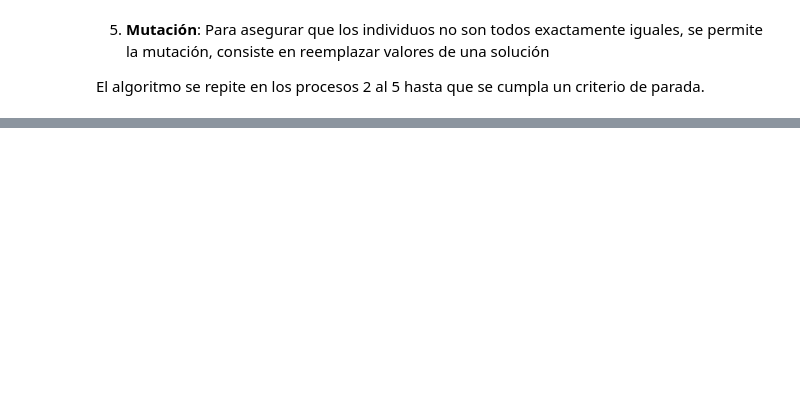
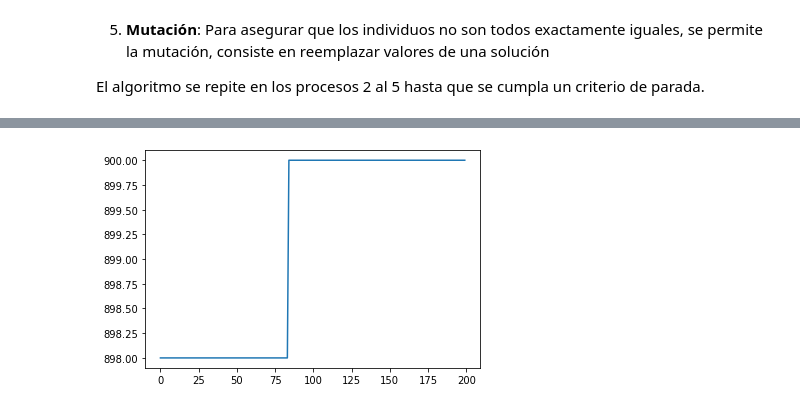
Before and after one commit to yalex1402/AI_Course, a Jupyter notebook: GeneticAlgorithms.ipynb, the cells around one changed output, grey strips where cells are left out. Cells and saved outputs as stored; diff of their text form; code cells hidden in the pictures; blank space fills up the shorter version.

Commit message:
Adding second problem

```diff
--- a/GeneticAlgorithms.ipynb
+++ b/GeneticAlgorithms.ipynb
@@ -16,0 +23,81 @@ El algoritmo se repite en los procesos 2 al 5 hasta que se cumpla un criterio de
+# %%
+#IMPORTS
+import numpy as np
+import matplotlib.pyplot as plt
+
+#PARAMETERS
+
+MAX_ITERATION = 200 #Number of iterations to do
+CHROMOSOME_NUMBER = 50 #Amount of possible solutions allowed per cycle
+GENES = 8 #Items in the problem
+
+#Probability specified with a number between 0 - 1
+CROSSING_PROBABILITY = 1.0
+MUTATION_PROBABILITY = 0.4
+
+#FITNESS FUNCTION
+
+#NOTE: When element is 1 it should be included, else, if the element is 0 it shouldn't be included
+def FitnessFunction(solution):
+    #Problem arrays
+    weight = np.array([25,35,45,5,25,3,2,2])
+    value = np.array([350,400,450,20,70,8,5,5])
+    MAX_CAPACITY = 104
+
+    if (np.sum(weight * solution) > MAX_CAPACITY):
+        result = 0
+    else:
+        result = np.sum(value * solution)
+
+    return result
+
+def RouletteSelection():
+    probabilities = fitness_function_result/np.sum(fitness_function_result)
+    sum_of_probabilities = np.cumsum(probabilities)
+    roulette = np.random.random()
+    index_chromosome_selected = np.argmax(sum_of_probabilities > roulette)
+    return index_chromosome_selected
+
+population = np.round(np.random.random([CHROMOSOME_NUMBER, GENES]))
+fitness_function_result = np.zeros([CHROMOSOME_NUMBER], dtype=np.int)
+for chromosome in range(CHROMOSOME_NUMBER):
+    fitness_function_result[chromosome] = FitnessFunction(population[chromosome,:])
+
+record = []
+for iteration in range(MAX_ITERATION):
+    #selection - simple random selection
+    first_row_selected = RouletteSelection()
+    second_row_selected = RouletteSelection()
+
+    #crossing - One Point
+    if (np.random.rand() <= CROSSING_PROBABILITY):
+        cross_point = np.random.randint(GENES)
+        child1 = np.append(population[first_row_selected, 0:cross_point], population[second_row_selected, cross_point:])
+        child2 = np.append(population[second_row_selected, 0:cross_point], population[first_row_selected, cross_point:])
+
+    #mutation - Bit Inversion
+    if (np.random.rand() <= MUTATION_PROBABILITY):
+        mut_point_c1 = np.random.randint(GENES-1)
+        mut_point_c2 = np.random.randint(GENES-1)
+        child1[mut_point_c1] = 1-child1[mut_point_c1]
+        child2[mut_point_c2] = 1-child2[mut_point_c2]
+
+    #evaluation
+    eval_child1 = FitnessFunction(child1)
+    eval_child2 = FitnessFunction(child2)
+
+    #insertion - Max
+    if (eval_child1 > fitness_function_result[first_row_selected]):
+        population[first_row_selected] = child1
+        fitness_function_result[first_row_selected] = eval_child1
+
+    if (eval_child2 > fitness_function_result[second_row_selected]):
+        population[second_row_selected] = child2
+        fitness_function_result[second_row_selected] = eval_child2
+
+    record.append(np.max(fitness_function_result))
+
+plt.plot(record)
+print('La mejor configuración para la bolsa es: ', population[np.argmax(fitness_function_result)])
+print('Con una función de aptitud de: ', fitness_function_result[np.argmax(fitness_function_result)])
+# %% [output]
@@ -16,0 +106 @@ El algoritmo se repite en los procesos 2 al 5 hasta que se cumpla un criterio de
+[figure, added]
```
Also changed, not shown: parts of 4 cells of this notebook.
